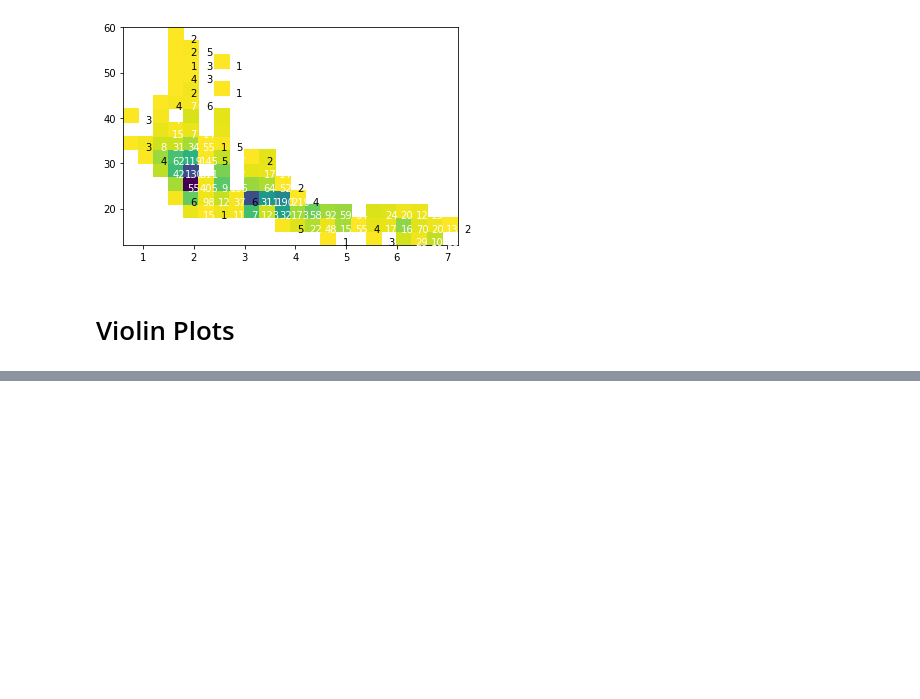
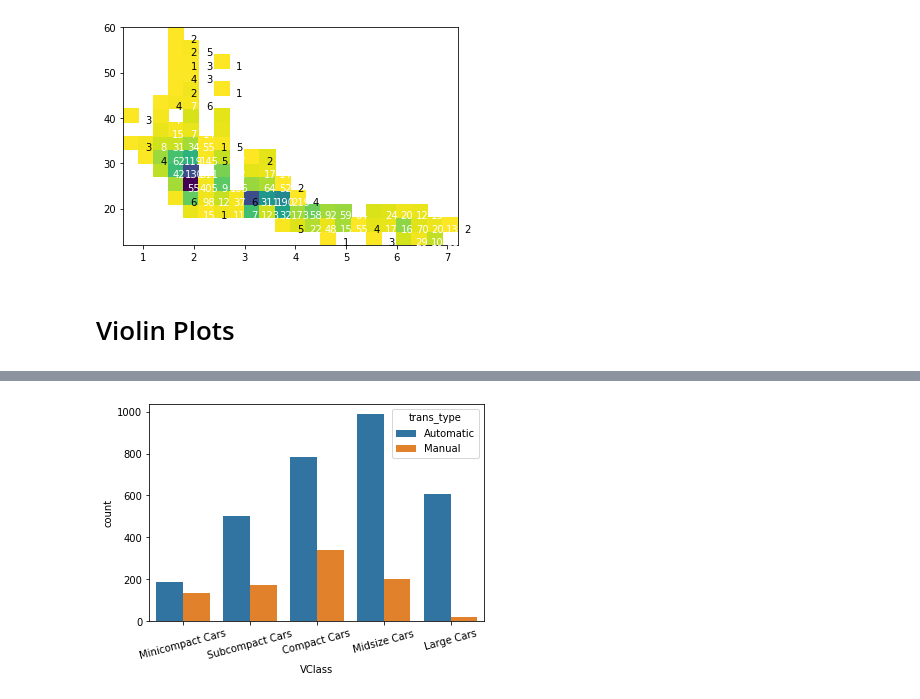
Before and after one commit to zhecho/AIPND, a Jupyter notebook: Notes/Matplotlib_Notes.ipynb, the cells around one changed output, grey strips where cells are left out. Cells and saved outputs as stored; diff of their text form; code cells hidden in the pictures; blank space fills up the shorter version.

```diff
--- a/Notes/Matplotlib_Notes.ipynb
+++ b/Notes/Matplotlib_Notes.ipynb
@@ -518,0 +553,5 @@ for i in range(counts.shape[0]):
+# %%
+sb.countplot(data = fuel_econ, x = 'VClass', hue = 'trans_type');
+plt.xticks(rotation = 15);
+# %% [output]
+[figure, added]
```
Also changed, not shown: parts of 21 cells of this notebook, 3 other files.
